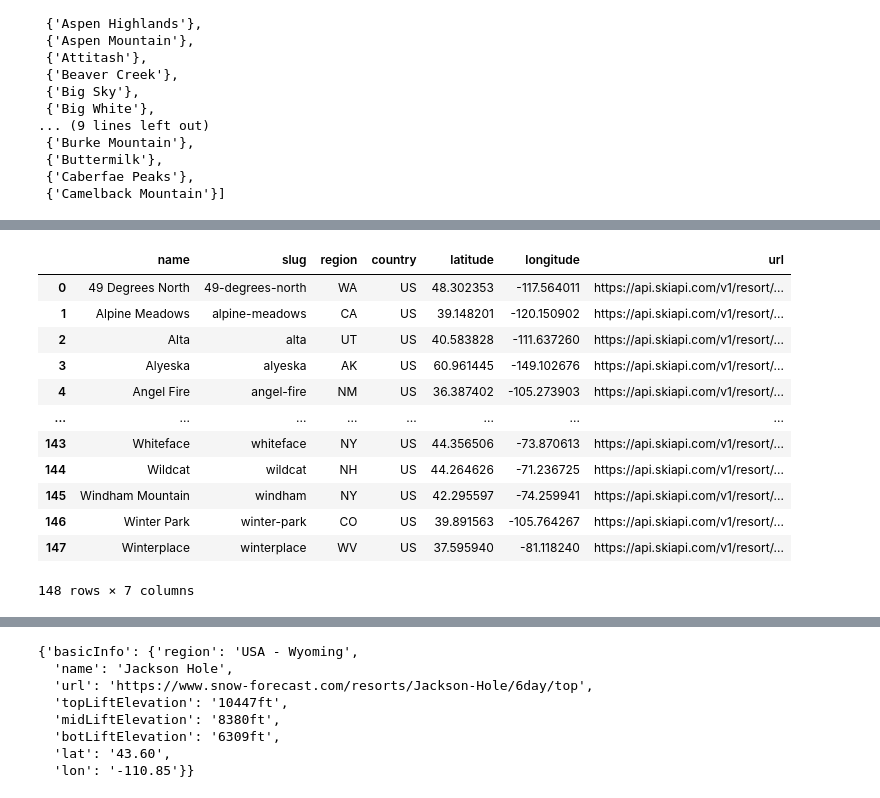
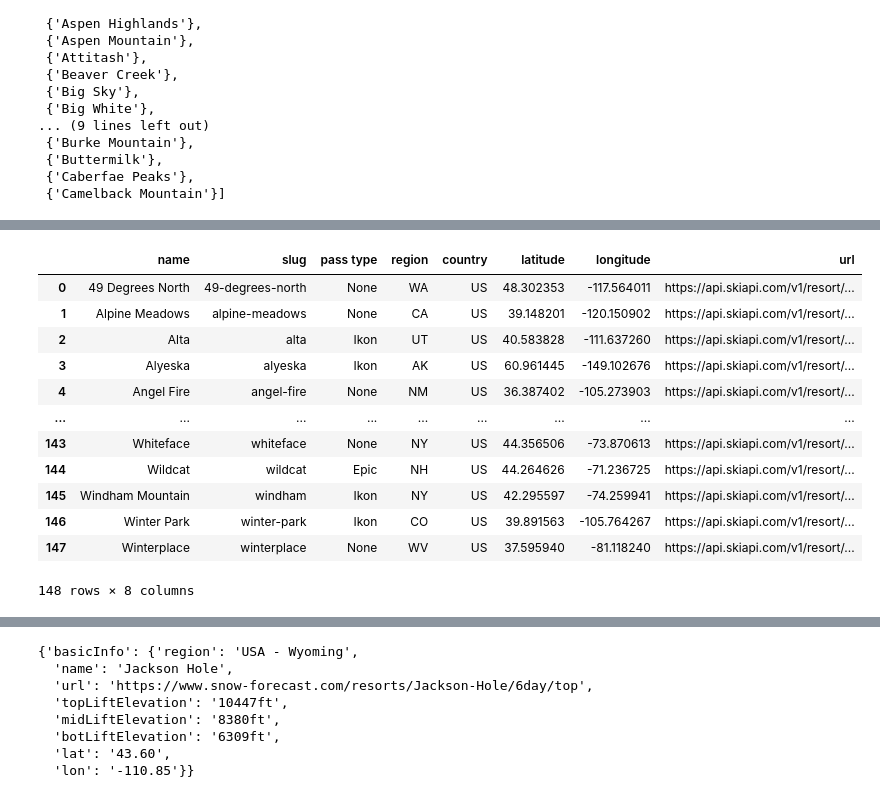
Before and after one commit to mj00714/project-3-ski-tracker, a Jupyter notebook: sandbox/api_pulls.ipynb, the cells around one changed output, grey strips where cells are left out. Drawn from its saved outputs; the diff is of its cells as text; code cells hidden in the pictures.

Commit message:
resort pass data added

```diff
--- a/sandbox/api_pulls.ipynb
+++ b/sandbox/api_pulls.ipynb
@@ -111,20 +149,20 @@ resort_data_df
 # %%
-resort_data_df = resort_data_df[['name', 'slug', 'region', 'country', 'latitude', 'longitude', 'url']]
+resort_data_df = resort_data_df[['name', 'slug', 'pass type', 'region', 'country', 'latitude', 'longitude', 'url']]
 resort_data_df
 # %% [output]
-|  | name | slug | region | country | latitude | longitude | url |
-| 0 | 49 Degrees North | 49-degrees-north | WA | US | 48.302353 | -117.564011 | https://api.skiapi.com/v1/resort/... |
-| 1 | Alpine Meadows | alpine-meadows | CA | US | 39.148201 | -120.150902 | https://api.skiapi.com/v1/resort/... |
-| 2 | Alta | alta | UT | US | 40.583828 | -111.637260 | https://api.skiapi.com/v1/resort/... |
-| 3 | Alyeska | alyeska | AK | US | 60.961445 | -149.102676 | https://api.skiapi.com/v1/resort/... |
-| 4 | Angel Fire | angel-fire | NM | US | 36.387402 | -105.273903 | https://api.skiapi.com/v1/resort/... |
-| ... | ... | ... | ... | ... | ... | ... | ... |
-| 143 | Whiteface | whiteface | NY | US | 44.356506 | -73.870613 | https://api.skiapi.com/v1/resort/... |
-| 144 | Wildcat | wildcat | NH | US | 44.264626 | -71.236725 | https://api.skiapi.com/v1/resort/... |
-| 145 | Windham Mountain | windham | NY | US | 42.295597 | -74.259941 | https://api.skiapi.com/v1/resort/... |
-| 146 | Winter Park | winter-park | CO | US | 39.891563 | -105.764267 | https://api.skiapi.com/v1/resort/... |
-| 147 | Winterplace | winterplace | WV | US | 37.595940 | -81.118240 | https://api.skiapi.com/v1/resort/... |
+|  | name | slug | pass type | region | country | latitude | longitude | url |
+| 0 | 49 Degrees North | 49-degrees-north | None | WA | US | 48.302353 | -117.564011 | https://api.skiapi.com/v1/resort/... |
+| 1 | Alpine Meadows | alpine-meadows | None | CA | US | 39.148201 | -120.150902 | https://api.skiapi.com/v1/resort/... |
+| 2 | Alta | alta | Ikon | UT | US | 40.583828 | -111.637260 | https://api.skiapi.com/v1/resort/... |
+| 3 | Alyeska | alyeska | Ikon | AK | US | 60.961445 | -149.102676 | https://api.skiapi.com/v1/resort/... |
+| 4 | Angel Fire | angel-fire | None | NM | US | 36.387402 | -105.273903 | https://api.skiapi.com/v1/resort/... |
+| ... | ... | ... | ... | ... | ... | ... | ... | ... |
+| 143 | Whiteface | whiteface | None | NY | US | 44.356506 | -73.870613 | https://api.skiapi.com/v1/resort/... |
+| 144 | Wildcat | wildcat | Epic | NH | US | 44.264626 | -71.236725 | https://api.skiapi.com/v1/resort/... |
+| 145 | Windham Mountain | windham | Ikon | NY | US | 42.295597 | -74.259941 | https://api.skiapi.com/v1/resort/... |
+| 146 | Winter Park | winter-park | Ikon | CO | US | 39.891563 | -105.764267 | https://api.skiapi.com/v1/resort/... |
+| 147 | Winterplace | winterplace | None | WV | US | 37.595940 | -81.118240 | https://api.skiapi.com/v1/resort/... |
-148 rows × 7 columns
+148 rows × 8 columns
 # %%
 # connect to MongoDB
 client = MongoClient('mongodb://localhost:27017')
```
Also changed, not shown: parts of 7 cells of this notebook.
